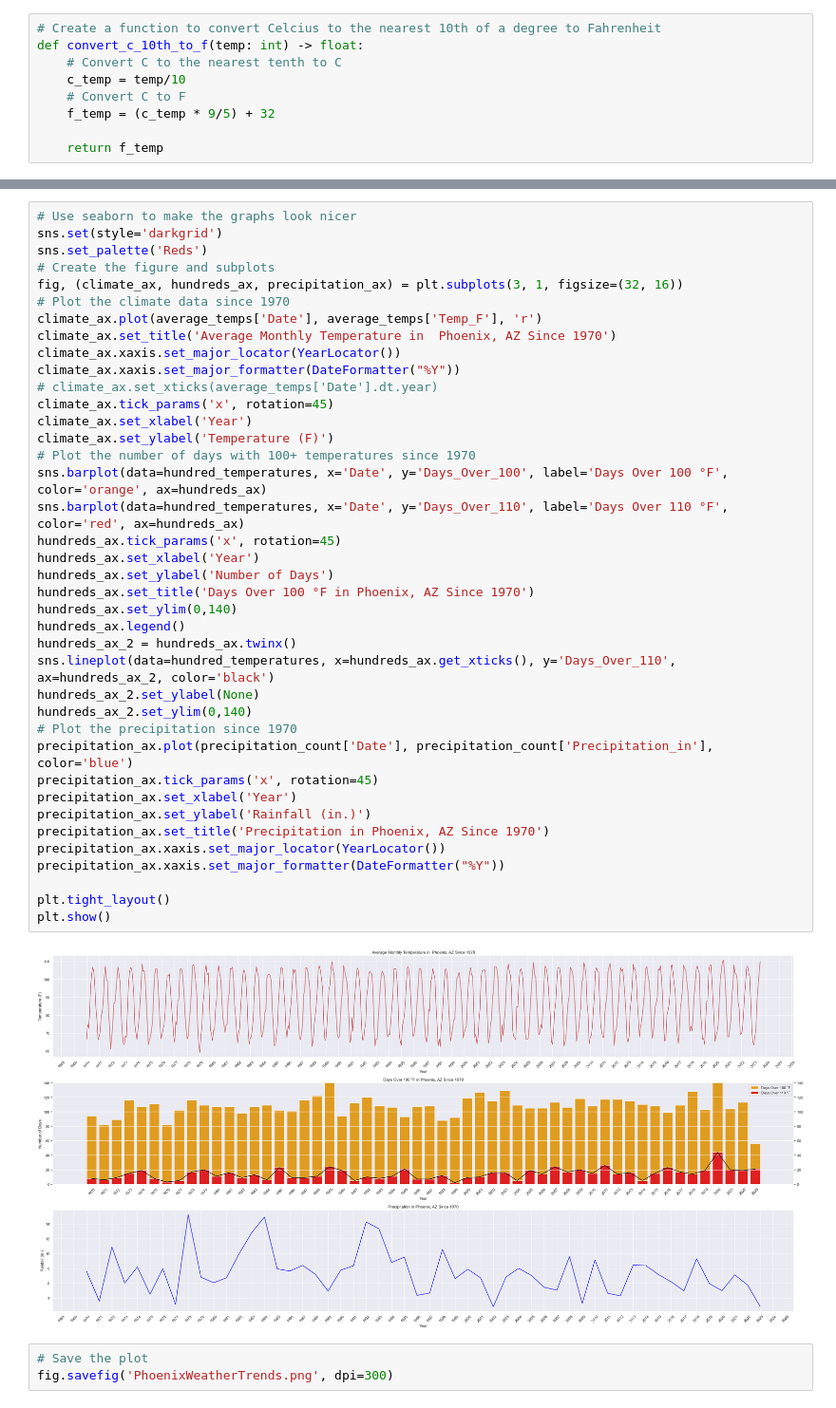
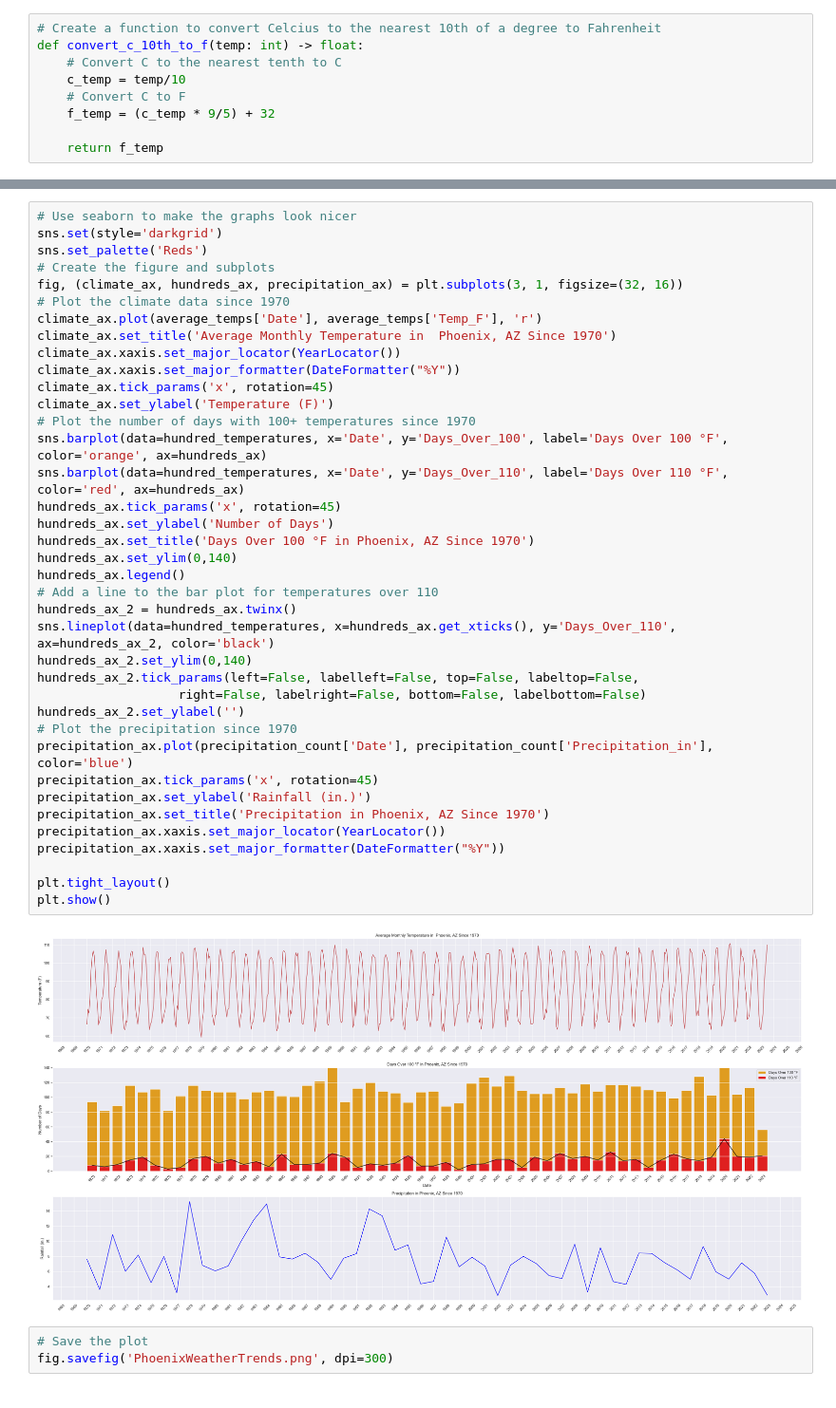
Before and after one commit to sch0lars/PhoenixClimateData, a Jupyter notebook: phoenix_weather.ipynb, the cells around one changed output, grey strips where cells are left out. Shown at 95% size. Saved outputs shown, nothing was run; the diff lists cells and outputs as text.

```diff
--- a/phoenix_weather.ipynb
+++ b/phoenix_weather.ipynb
@@ -116,39 +93,38 @@ sns.set_palette('Reds')
 fig, (climate_ax, hundreds_ax, precipitation_ax) = plt.subplots(3, 1, figsize=(32, 16))
 # Plot the climate data since 1970
 climate_ax.plot(average_temps['Date'], average_temps['Temp_F'], 'r')
 climate_ax.set_title('Average Monthly Temperature in  Phoenix, AZ Since 1970')
 climate_ax.xaxis.set_major_locator(YearLocator())
 climate_ax.xaxis.set_major_formatter(DateFormatter("%Y"))
-# climate_ax.set_xticks(average_temps['Date'].dt.year)
 climate_ax.tick_params('x', rotation=45)
-climate_ax.set_xlabel('Year')
 climate_ax.set_ylabel('Temperature (F)')
 # Plot the number of days with 100+ temperatures since 1970
 sns.barplot(data=hundred_temperatures, x='Date', y='Days_Over_100', label='Days Over 100 °F', color='orange', ax=hundreds_ax)
 sns.barplot(data=hundred_temperatures, x='Date', y='Days_Over_110', label='Days Over 110 °F', color='red', ax=hundreds_ax)
 hundreds_ax.tick_params('x', rotation=45)
-hundreds_ax.set_xlabel('Year')
 hundreds_ax.set_ylabel('Number of Days')
 hundreds_ax.set_title('Days Over 100 °F in Phoenix, AZ Since 1970')
 hundreds_ax.set_ylim(0,140)
 hundreds_ax.legend()
+# Add a line to the bar plot for temperatures over 110
 hundreds_ax_2 = hundreds_ax.twinx()
 sns.lineplot(data=hundred_temperatures, x=hundreds_ax.get_xticks(), y='Days_Over_110', ax=hundreds_ax_2, color='black')
-hundreds_ax_2.set_ylabel(None)
 hundreds_ax_2.set_ylim(0,140)
+hundreds_ax_2.tick_params(left=False, labelleft=False, top=False, labeltop=False,
+                   right=False, labelright=False, bottom=False, labelbottom=False)
+hundreds_ax_2.set_ylabel('')
 # Plot the precipitation since 1970
 precipitation_ax.plot(precipitation_count['Date'], precipitation_count['Precipitation_in'], color='blue')
 precipitation_ax.tick_params('x', rotation=45)
-precipitation_ax.set_xlabel('Year')
 precipitation_ax.set_ylabel('Rainfall (in.)')
 precipitation_ax.set_title('Precipitation in Phoenix, AZ Since 1970')
 precipitation_ax.xaxis.set_major_locator(YearLocator())
 precipitation_ax.xaxis.set_major_formatter(DateFormatter("%Y"))
 
 plt.tight_layout()
 plt.show()
 # %% [output]
-[figure, old version]
+[figure, new version]
 # %%
 # Save the plot
 fig.savefig('PhoenixWeatherTrends.png', dpi=300)
```
Also changed, not shown: parts of 4 cells of this notebook.
